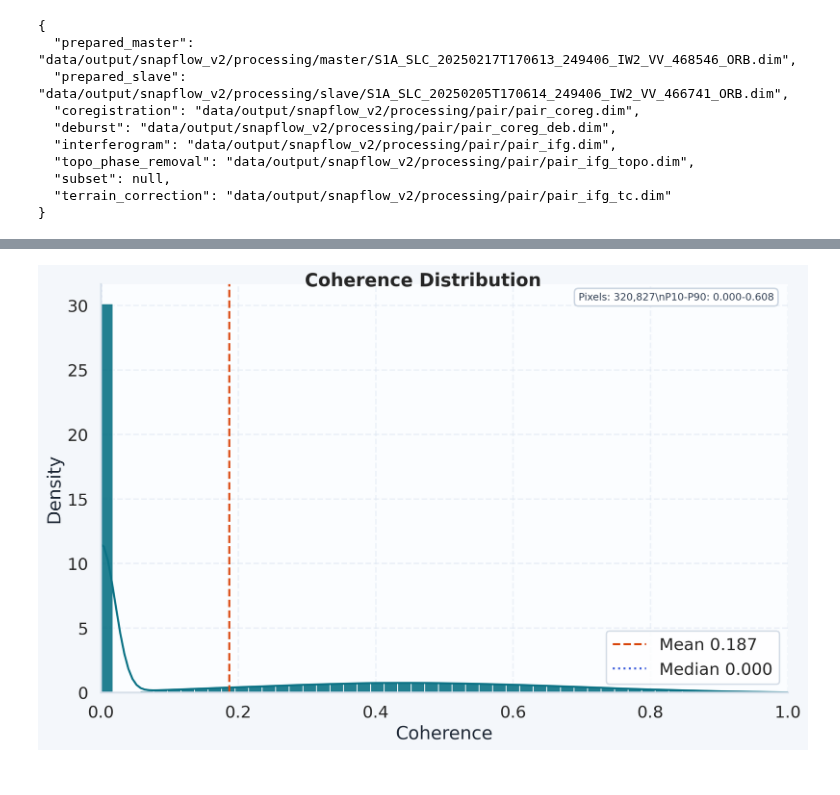
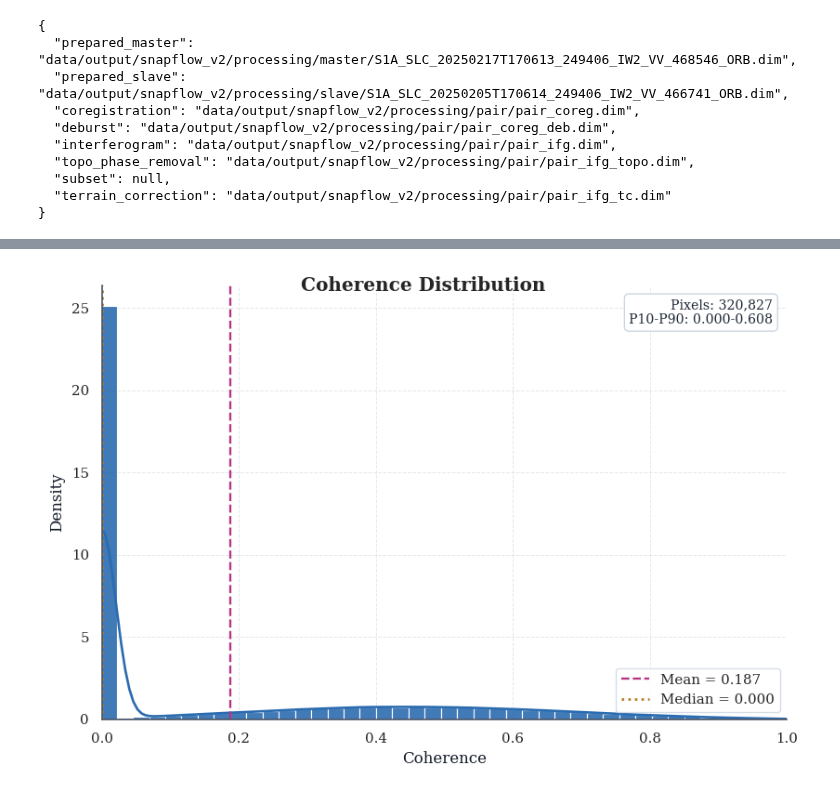
Before and after one commit to ESA-PhiLab/sarpyx, a Jupyter notebook: notebooks/snapflow_v2.ipynb, the cells around one changed output, grey strips where cells are left out. Saved outputs shown, nothing was run; the diff lists cells and outputs as text; code cells hidden in the pictures.

```diff
--- a/notebooks/snapflow_v2.ipynb
+++ b/notebooks/snapflow_v2.ipynb
@@ -788,45 +829,44 @@ The distribution view complements the spatial coherence map by showing central t
 # %%
-fig, ax = plt.subplots(figsize=(10.5, 6.4), dpi=220, constrained_layout=True)
-fig.set_facecolor("#f4f7fb")
-fig.suptitle("Coherence Distribution", fontsize=18, fontweight="bold", y=1.02)
+fig, ax = plt.subplots(figsize=(6.8, 4.4), constrained_layout=True)
+fig.suptitle("Coherence Distribution", fontsize=12, fontweight="semibold", y=1.01)
 
 if coherence_data is not None:
     valid = coherence_data[np.isfinite(coherence_data)].ravel()
     sns.histplot(
         x=valid,
-        bins=60,
+        bins=50,
         kde=True,
         stat="density",
-        color="#0b7285",
+        color=IEEE_COLORS["blue"],
         edgecolor="white",
         alpha=0.9,
-        line_kws={"linewidth": 2.0},
+        line_kws={"linewidth": 1.6, "color": IEEE_COLORS["navy"]},
         ax=ax,
     )
     mean_val = float(np.nanmean(valid))
     median_val = float(np.nanmedian(valid))
     p10, p90 = np.nanpercentile(valid, [10, 90])
-    ax.axvline(mean_val, color="#d9480f", linestyle="--", linewidth=2, label=f"Mean {mean_val:.3f}")
-    ax.axvline(median_val, color="#3b5bdb", linestyle=":", linewidth=2, label=f"Median {median_val:.3f}")
+    ax.axvline(mean_val, color=IEEE_COLORS["crimson"], linestyle="--", linewidth=1.4, label=f"Mean = {mean_val:.3f}")
+    ax.axvline(median_val, color=IEEE_COLORS["gold"], linestyle=":", linewidth=1.6, label=f"Median = {median_val:.3f}")
     ax.set_xlabel("Coherence")
     ax.set_ylabel("Density")
     ax.set_xlim(0.0, 1.0)
-    ax.legend(frameon=True, facecolor="white", edgecolor="#cbd5e1")
+    ax.legend(facecolor="white", edgecolor="#cbd5e1")
     ax.text(
         0.98,
-        0.98,
+        0.97,
         f"Pixels: {valid.size:,}\nP10-P90: {p10:.3f}-{p90:.3f}",
         transform=ax.transAxes,
         ha="right",
         va="top",
-        fontsize=10,
-        color="#334155",
-        bbox={"boxstyle": "round,pad=0.4", "facecolor": "white", "edgecolor": "#cbd5e1"},
+        fontsize=8.5,
+        color="#1f2937",
+        bbox={"boxstyle": "round,pad=0.35", "facecolor": "white", "edgecolor": "#cbd5e1"},
     )
     sns.despine(ax=ax)
 else:
     mark_empty(ax, "No coherence histogram available")
 
 plt.show()
 # %% [output]
-[figure, old version]
+[figure, new version]
```
Also changed, not shown: parts of 23 cells of this notebook.
